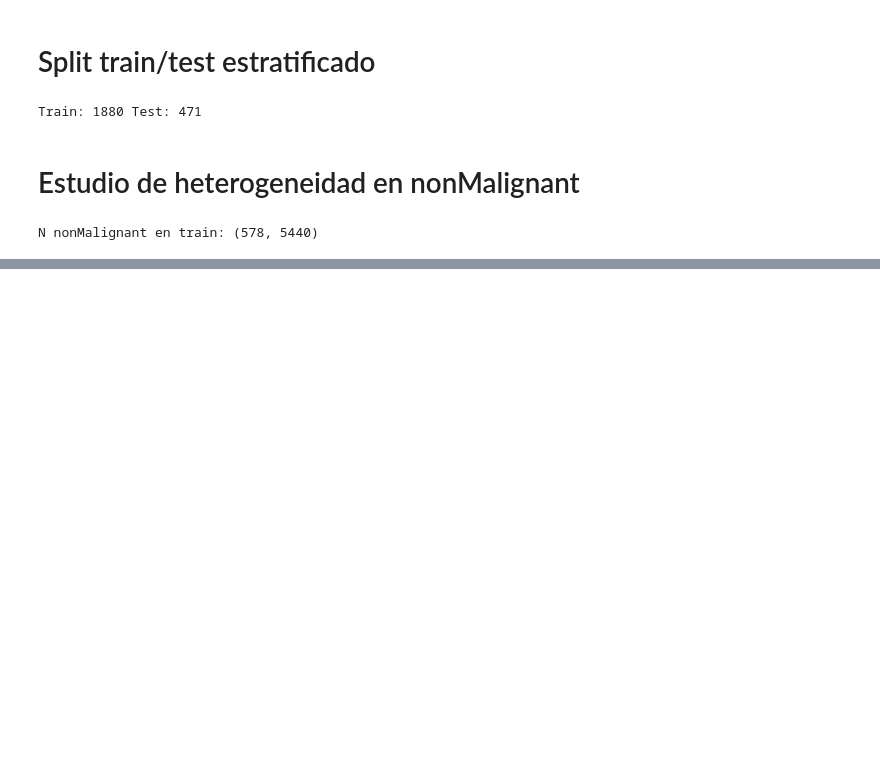
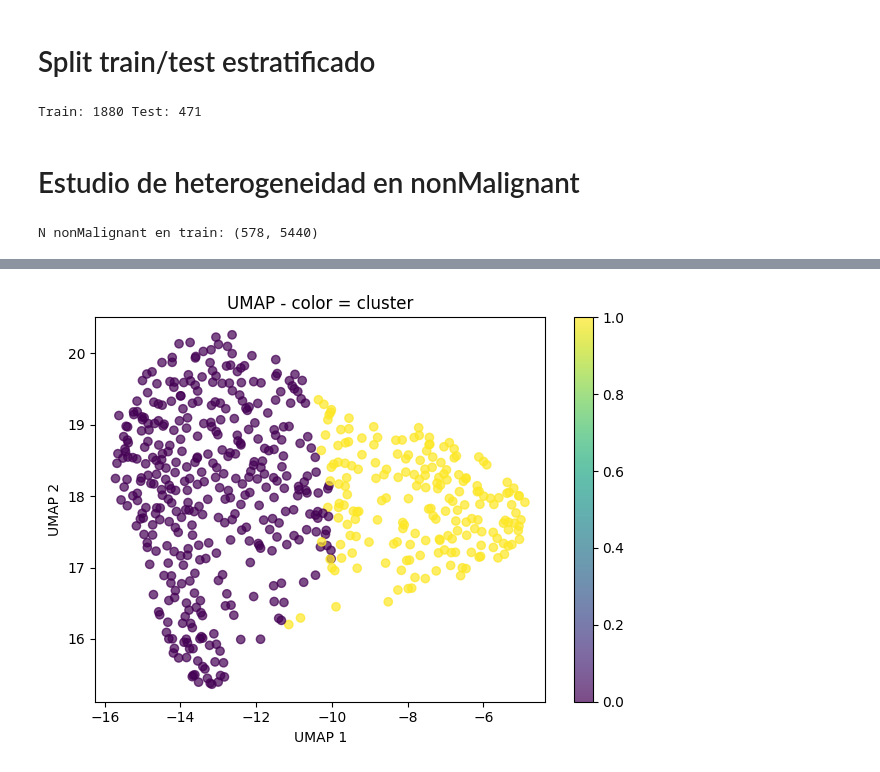
Before and after one commit to MisterMito/TFM, a Jupyter notebook: notebooks/1.1-ssic-eda-poblacional-heterogeneidad-nonmalignant.ipynb, the cells around one changed output, grey strips where cells are left out. Cells and saved outputs as stored; diff of their text form; code cells hidden in the pictures; blank space fills up the shorter version.

```diff
--- a/notebooks/1.1-ssic-eda-poblacional-heterogeneidad-nonmalignant.ipynb
+++ b/notebooks/1.1-ssic-eda-poblacional-heterogeneidad-nonmalignant.ipynb
@@ -214,0 +381,8 @@ Shape de X_pca: (578, 352)
+# %%
+plot_umap(
+    X_umap,
+    color=meta_nm["cluster_auto"],
+    title="UMAP - color = cluster"
+)
+# %% [output]
+[figure, added]
```
Also changed, not shown: parts of 20 cells of this notebook.
